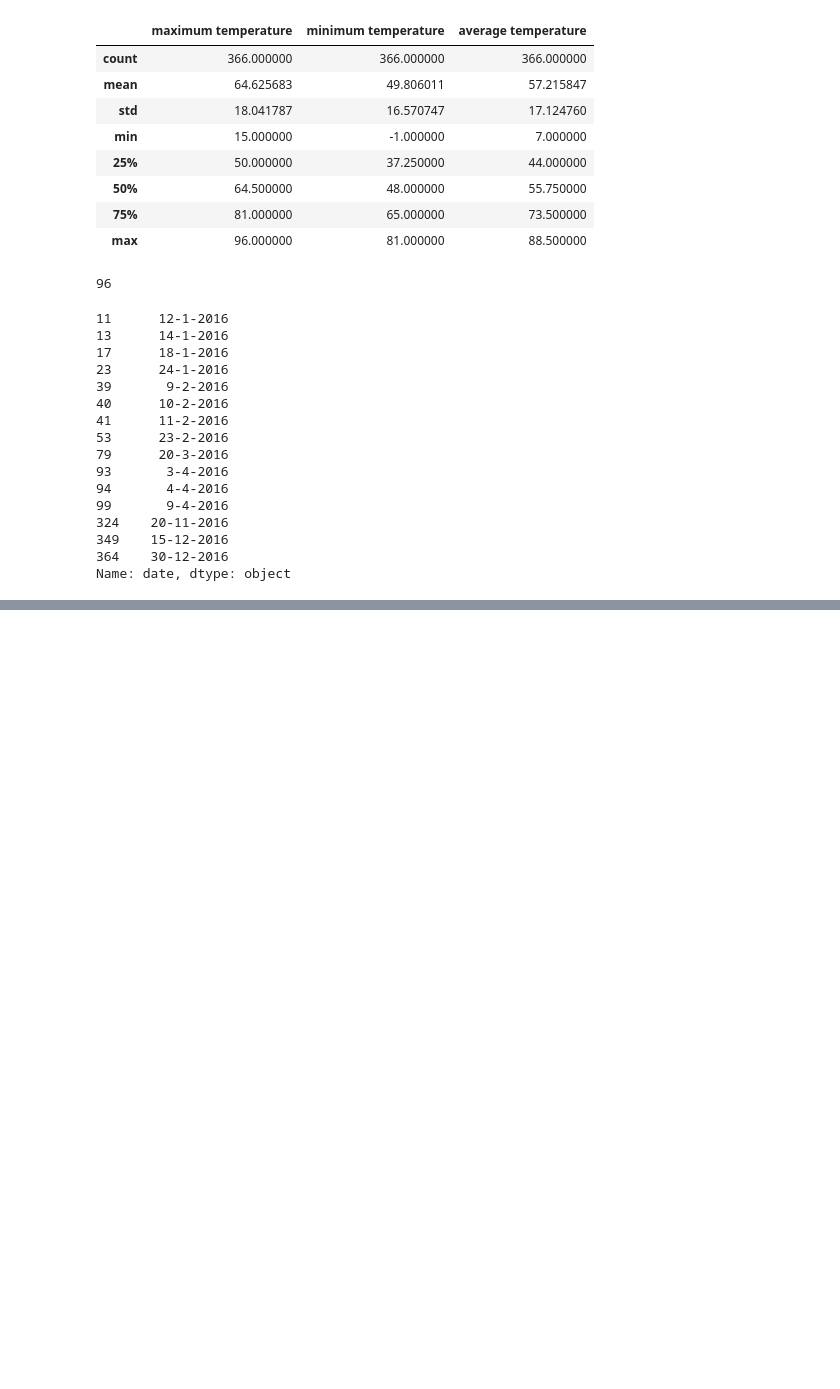
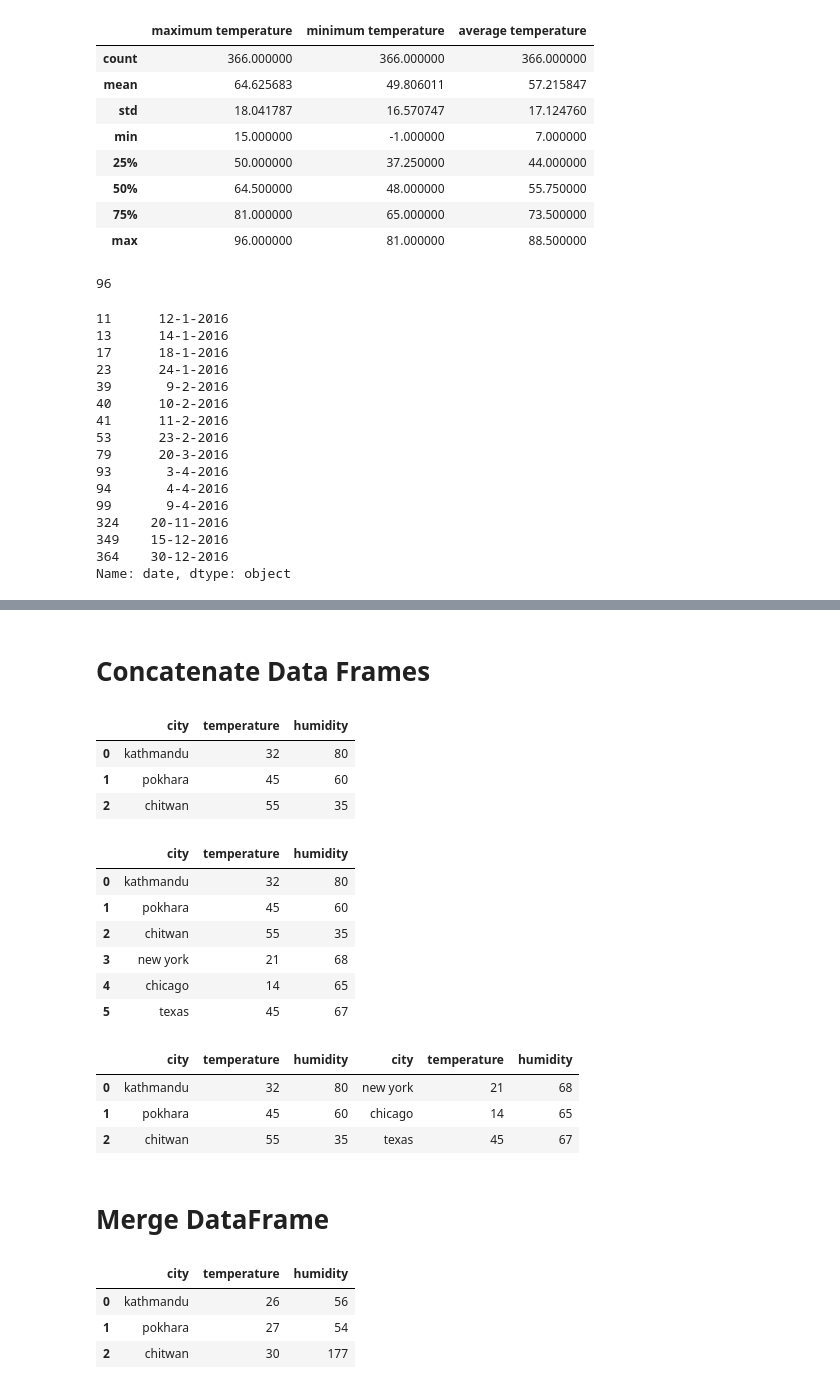
Before and after one commit to ashishsth7586/arduino, a Jupyter notebook: Pandas/Pandas.ipynb, the cells around one changed output, grey strips where cells are left out. Saved outputs shown, nothing was run; the diff lists cells and outputs as text; code cells hidden in the pictures; blank space fills up the shorter version.

```diff
--- a/Pandas/Pandas.ipynb
+++ b/Pandas/Pandas.ipynb
@@ -60,0 +253,41 @@ Name: date, dtype: object
+# %% [markdown]
+# Concatenate Data Frames
+# %%
+nepal_weather = pd.DataFrame({
+    "city": ["kathmandu", "pokhara", "chitwan"],
+    "temperature": [32, 45, 55],
+    "humidity": [80,60, 35]
+})
+weather
+# %% [output]
+|  | city | temperature | humidity |
+| 0 | kathmandu | 32 | 80 |
+| 1 | pokhara | 45 | 60 |
+| 2 | chitwan | 55 | 35 |
+# %%
+us_weather = pd.DataFrame({
+    "city": ["new york", "chicago", "texas"],
+    "temperature": [21, 14, 45],
+    "humidity": [68, 65, 67]
+})
+# %%
+df = pd.concat([nepal_weather, us_weather], ignore_index=True)
+df
+# %% [output]
+|  | city | temperature | humidity |
+| 0 | kathmandu | 32 | 80 |
+| 1 | pokhara | 45 | 60 |
+| 2 | chitwan | 55 | 35 |
+| 3 | new york | 21 | 68 |
+| 4 | chicago | 14 | 65 |
+| 5 | texas | 45 | 67 |
+# %%
+df = pd.concat([nepal_weather, us_weather], axis=1)
+df
+# %% [output]
+|  | city | temperature | humidity | city | temperature | humidity |
+| 0 | kathmandu | 32 | 80 | new york | 21 | 68 |
+| 1 | pokhara | 45 | 60 | chicago | 14 | 65 |
+| 2 | chitwan | 55 | 35 | texas | 45 | 67 |
+# %% [markdown]
+# Merge DataFrame
@@ -60,0 +304,9 @@ Name: date, dtype: object
+# %%
+# merge two dataframe with out explicitly mentioning index
+df = pd.merge(temperature_df, humidity_df, on='city')
+df
+# %% [output]
+|  | city | temperature | humidity |
+| 0 | kathmandu | 26 | 56 |
+| 1 | pokhara | 27 | 54 |
+| 2 | chitwan | 30 | 177 |
```
Also changed, not shown: parts of 27 cells of this notebook, 5 other files.
